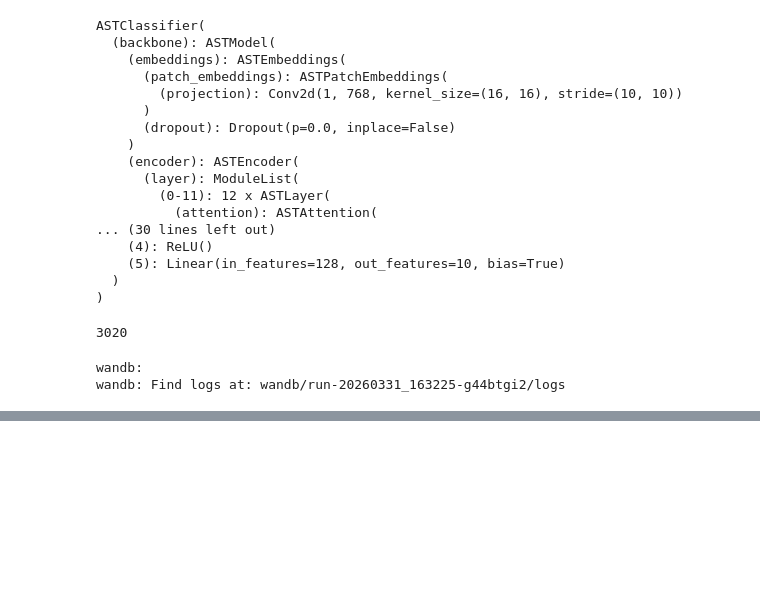
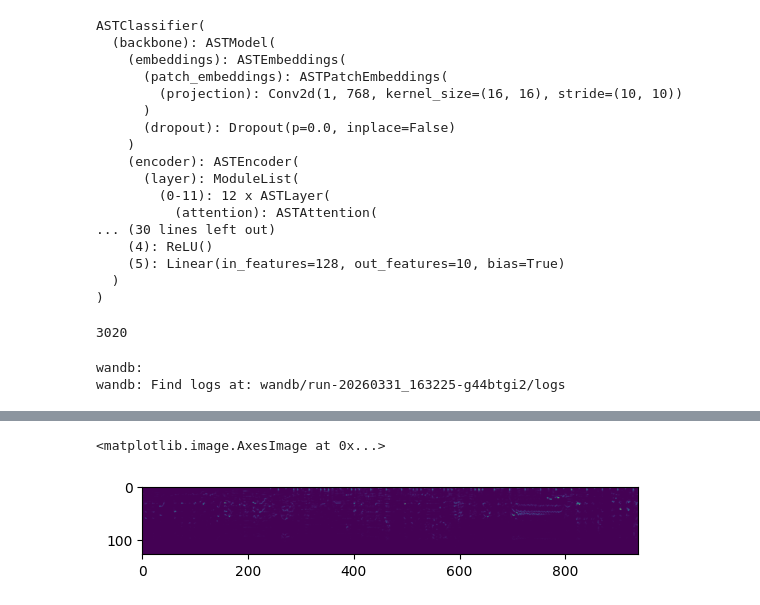
Before and after one commit to pirrabu-iitm/codespace, a Jupyter notebook: dl-23f3004489-notebook-t12026.ipynb, the cells around one changed output, grey strips where cells are left out. Saved outputs shown, nothing was run; the diff lists cells and outputs as text; code cells hidden in the pictures; blank space fills up the shorter version.

Commit message:
Kaggle Notebook | DL-23f3004489-notebook-t12026 | Final-Viva

```diff
--- a/dl-23f3004489-notebook-t12026.ipynb
+++ b/dl-23f3004489-notebook-t12026.ipynb
@@ -590,0 +630,2 @@ wandb: Find logs at: wandb/run-20260331_163225-g44btgi2/logs
+# %%
+wav = torchaudio.load('/kaggle/input/datasets/pirrabur/synthetic/kaggle/working/synthetic_mashups/train/disco/mashup_012.wav')[0]
@@ -590,0 +654,8 @@ wandb: Find logs at: wandb/run-20260331_163225-g44btgi2/logs
+# %%
+spec_ = librosa.feature.melspectrogram(y=wav.numpy(),sr=16000)
+# %%
+from matplotlib import pyplot as plt
+plt.imshow(spec_[0,:,:])
+# %% [output]
+<matplotlib.image.AxesImage at 0x...>
+[figure, added]
```
Also changed, not shown: parts of 5 cells of this notebook.
